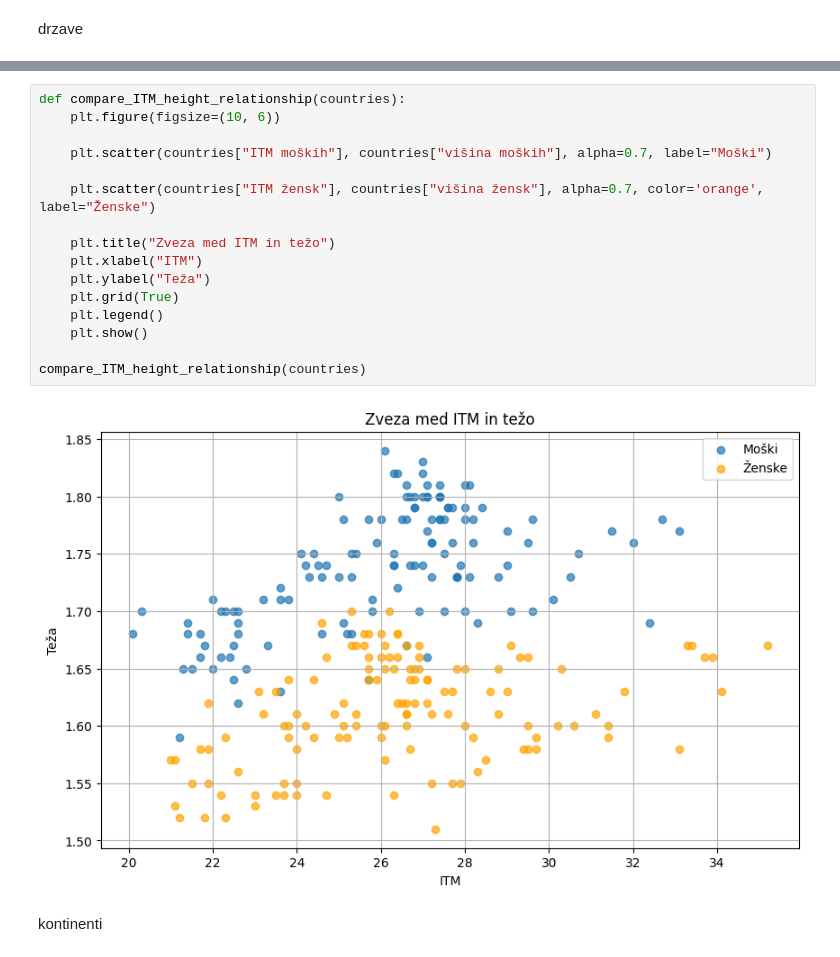
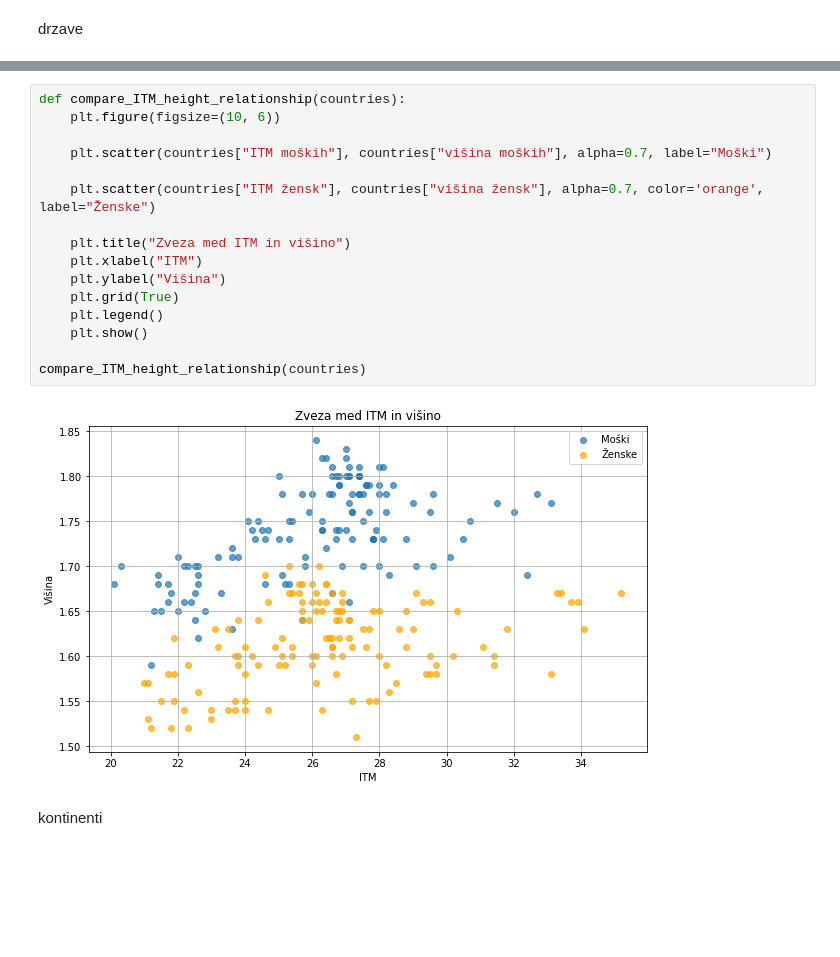
Before and after one commit to AmandaBabic/ProjektnaNaloga, a Jupyter notebook: AnaliziranjePodatkov_ITM_klasifikacija.ipynb, the cells around one changed output, grey strips where cells are left out. Drawn from its saved outputs; the diff is of its cells as text; blank space fills up the shorter version.

```diff
--- a/AnaliziranjePodatkov_ITM_klasifikacija.ipynb
+++ b/AnaliziranjePodatkov_ITM_klasifikacija.ipynb
@@ -667,21 +673,21 @@ compare_ITM_weight_relationship(countries)
 # %%
 def compare_ITM_height_relationship(countries):
     plt.figure(figsize=(10, 6))
 
     plt.scatter(countries["ITM moških"], countries["višina moških"], alpha=0.7, label="Moški")
 
     plt.scatter(countries["ITM žensk"], countries["višina žensk"], alpha=0.7, color='orange', label="Ženske")
 
-    plt.title("Zveza med ITM in težo")
+    plt.title("Zveza med ITM in višino")
     plt.xlabel("ITM")
-    plt.ylabel("Teža")
+    plt.ylabel("Višina")
     plt.grid(True)
     plt.legend()
     plt.show()
 
 compare_ITM_height_relationship(countries)
 # %% [output]
-[figure, old version]
+[figure, new version]
 # %% [markdown]
 kontinenti
 # %%
```
Also changed, not shown: parts of 25 cells of this notebook, 7 other files.
